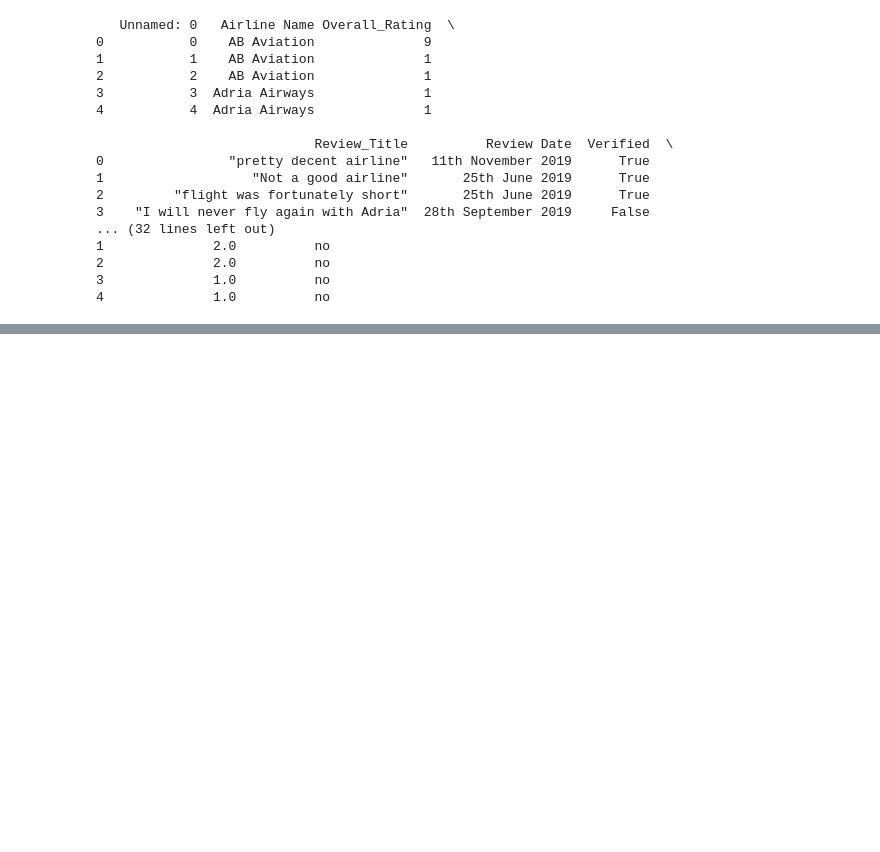
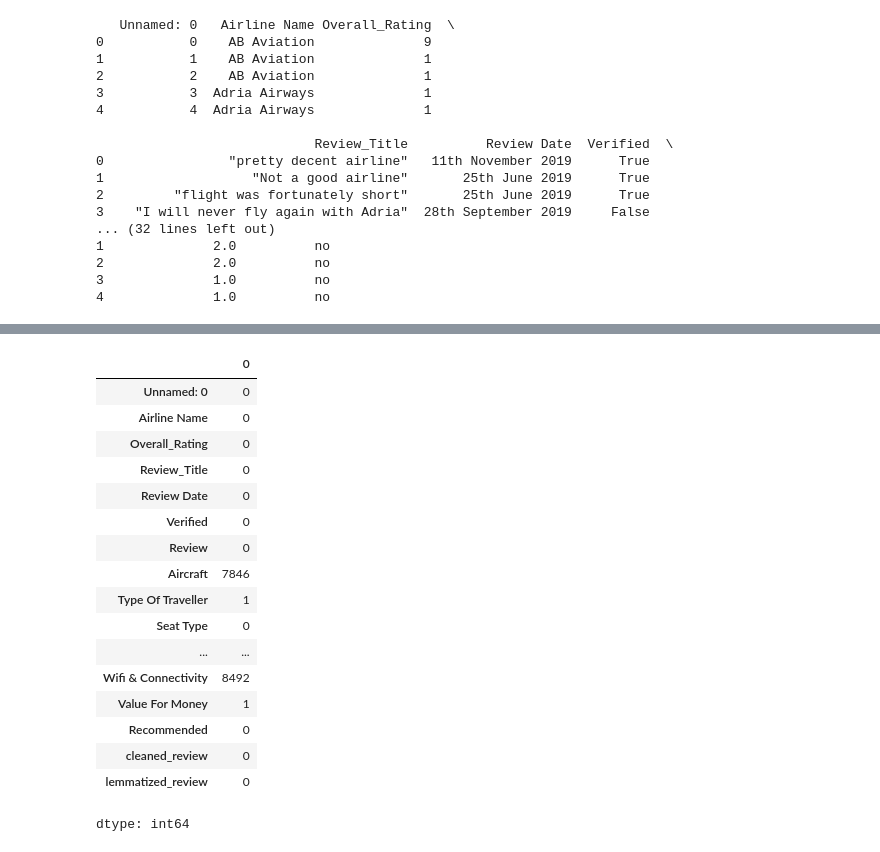
Before and after one commit to harshamathew1/Sentiment_analysis, a Jupyter notebook: project.ipynb, the cells around one changed output, grey strips where cells are left out. Cells and saved outputs as stored; diff of their text form; code cells hidden in the pictures; blank space fills up the shorter version.

```diff
--- a/project.ipynb
+++ b/project.ipynb
@@ -46,3 +59,24 @@ print(df.isnull().sum().max())
+# %%
+df.isnull().sum()
+# %% [output]
+|  | 0 |
+| Unnamed: 0 | 0 |
+| Airline Name | 0 |
+| Overall_Rating | 0 |
+| Review_Title | 0 |
+| Review Date | 0 |
+| Verified | 0 |
+| Review | 0 |
+| Aircraft | 7846 |
+| Type Of Traveller | 1 |
+| Seat Type | 0 |
+| ... | ... |
+| Wifi & Connectivity | 8492 |
+| Value For Money | 1 |
+| Recommended | 0 |
+| cleaned_review | 0 |
+| lemmatized_review | 0 |
+dtype: int64
 # %%
 # Drop rows with missing values
 df.dropna(subset=['Review'], inplace=True)
```
Also changed, not shown: parts of 11 cells of this notebook.
